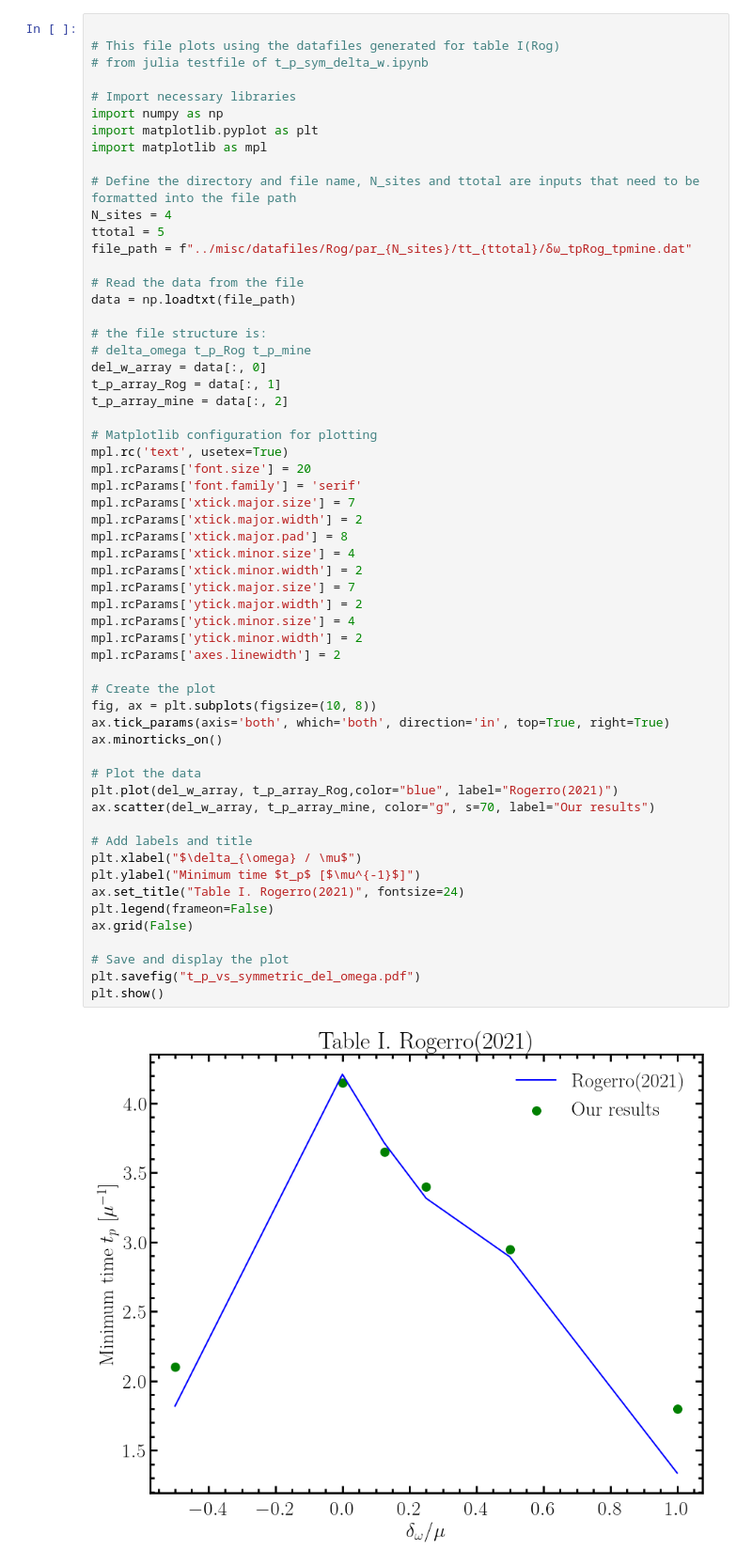
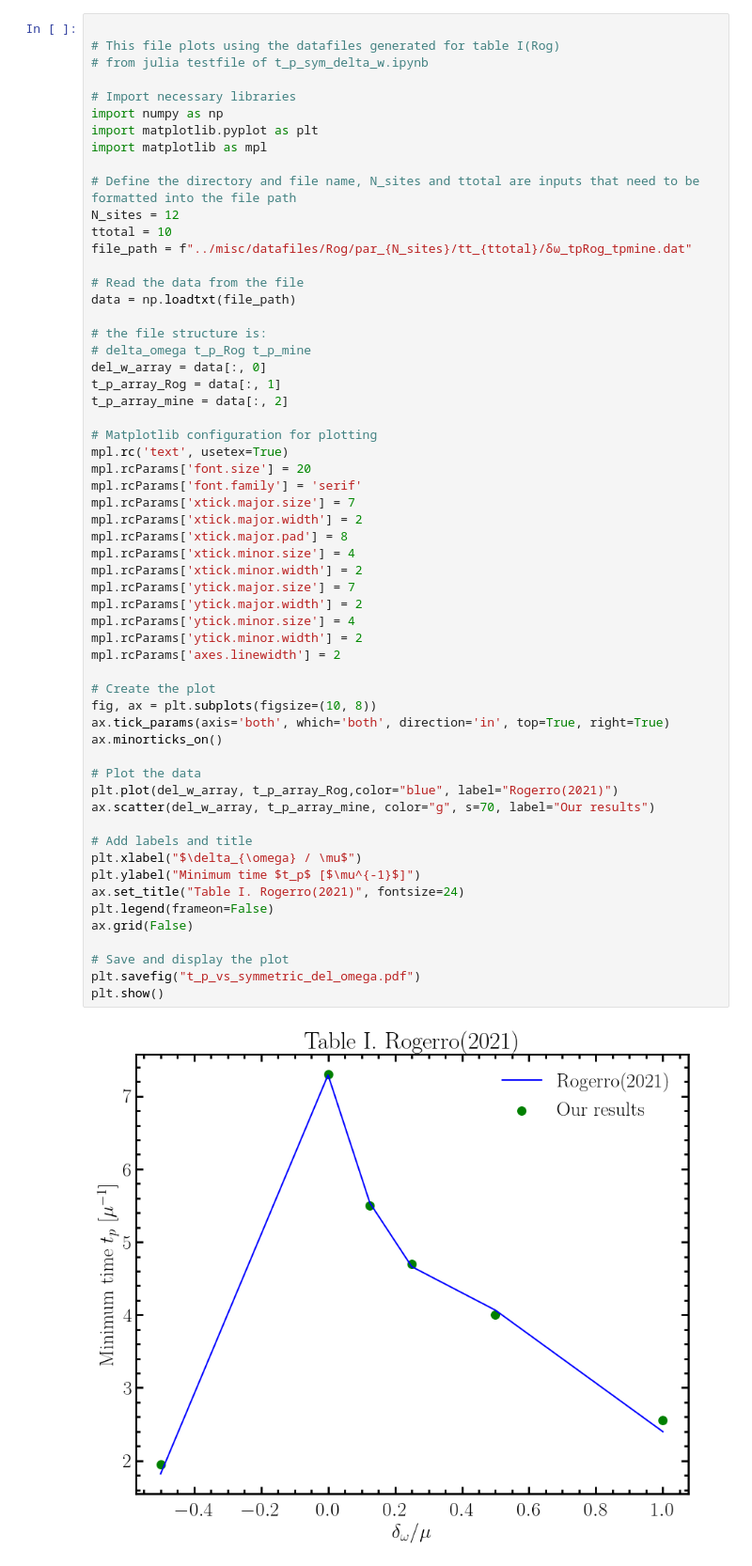
Before and after one commit to zlaraib/QCNO, a Jupyter notebook: Rogerro_plots/Rog_Table_I.ipynb, the cells around one changed output. Shown at 94% size. Cells and saved outputs as stored; diff of their text form.

```diff
--- a/Rogerro_plots/Rog_Table_I.ipynb
+++ b/Rogerro_plots/Rog_Table_I.ipynb
@@ -9,8 +9,8 @@ import matplotlib.pyplot as plt
 import matplotlib as mpl
 
 # Define the directory and file name, N_sites and ttotal are inputs that need to be formatted into the file path
-N_sites = 4
-ttotal = 5
+N_sites = 12
+ttotal = 10
 file_path = f"../misc/datafiles/Rog/par_{N_sites}/tt_{ttotal}/δω_tpRog_tpmine.dat"
 
 # Read the data from the file
@@ -30,31 +30,31 @@ mpl.rcParams['xtick.major.size'] = 7
 mpl.rcParams['xtick.major.width'] = 2
 mpl.rcParams['xtick.major.pad'] = 8
 mpl.rcParams['xtick.minor.size'] = 4
 mpl.rcParams['xtick.minor.width'] = 2
 mpl.rcParams['ytick.major.size'] = 7
 mpl.rcParams['ytick.major.width'] = 2
 mpl.rcParams['ytick.minor.size'] = 4
 mpl.rcParams['ytick.minor.width'] = 2
 mpl.rcParams['axes.linewidth'] = 2
 
 # Create the plot
 fig, ax = plt.subplots(figsize=(10, 8))
 ax.tick_params(axis='both', which='both', direction='in', top=True, right=True)
 ax.minorticks_on()
 
 # Plot the data
 plt.plot(del_w_array, t_p_array_Rog,color="blue", label="Rogerro(2021)")
 ax.scatter(del_w_array, t_p_array_mine, color="g", s=70, label="Our results")
 
 # Add labels and title
 plt.xlabel("$\delta_{\omega} / \mu$")
 plt.ylabel("Minimum time $t_p$ [$\mu^{-1}$]")
 ax.set_title("Table I. Rogerro(2021)", fontsize=24)
 plt.legend(frameon=False)
 ax.grid(False)
 
 # Save and display the plot
 plt.savefig("t_p_vs_symmetric_del_omega.pdf")
 plt.show()
 # %% [output]
-[figure, old version]
+[figure, new version]
```
